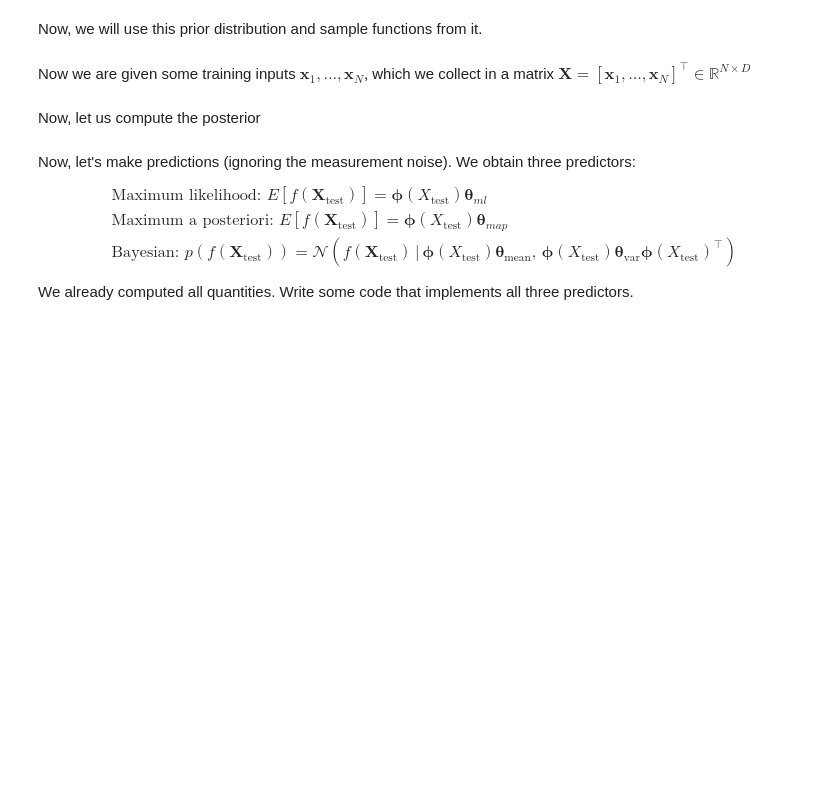
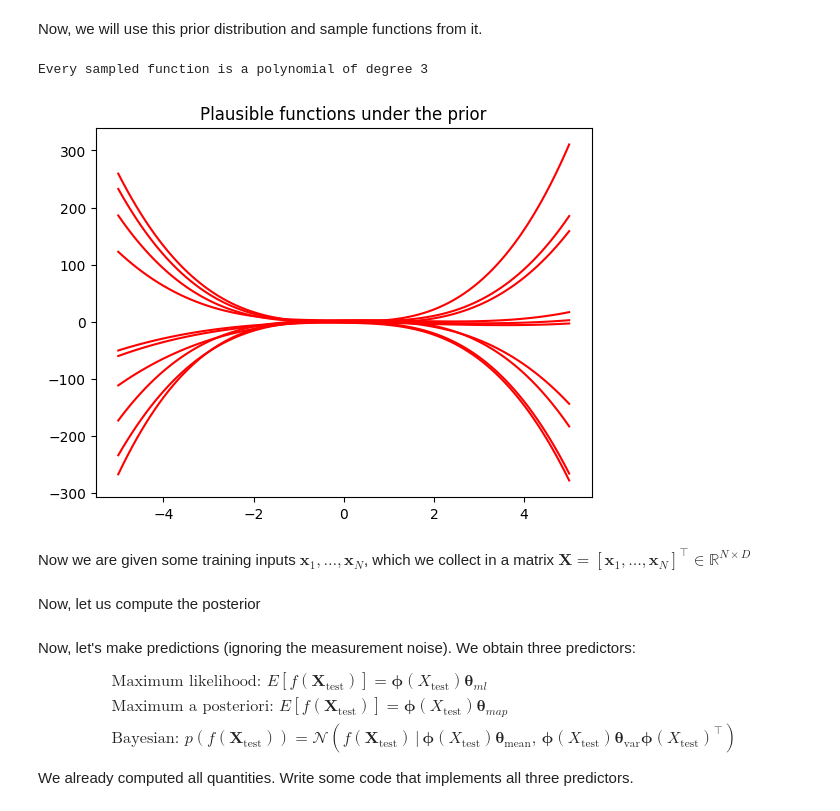
Before and after one commit to albamr09/MML, a Jupyter notebook: 09_Linear_Regression/tutorial_linear_regression.ipynb, the cells around one changed output. Drawn from its saved outputs; the diff is of its cells as text; code cells hidden in the pictures; blank space fills up the shorter version.

```diff
--- a/09_Linear_Regression/tutorial_linear_regression.ipynb
+++ b/09_Linear_Regression/tutorial_linear_regression.ipynb
@@ -795,24 +836,29 @@ plt.title("Prior over functions");
 Now, we will use this prior distribution and sample functions from it.
 # %%
 ## EDIT THIS CELL
+
+# compute the feature matrix for the test inputs
+Phi_test = poly_features(Xtest, pol_deg)  # N x (pol_deg+1) feature matrix
 
 # samples from the prior
 num_samples = 10
 
 # We first need to generate random weights theta_i, which we sample from the parameter prior
 random_weights = np.random.normal(size=(pol_deg+1,num_samples), scale=np.sqrt(prior_var))
 
 # Now, we compute the induced random functions, evaluated at the test input locations
 # Every function sample is given as f_i = Phi * theta_i,
 # where theta_i is a sample from the parameter prior
 
-sample_function = np.zeros((Ntest,)) # <-- EDIT THIS LINE
-raise NotImplementedError
+sample_function = np.array([(Phi_test @ theta_i).T for theta_i in random_weights.T]).reshape(10,-1).T
 
 plt.figure()
 plt.plot(Xtest, sample_function, color="r")
 plt.title("Plausible functions under the prior")
 print("Every sampled function is a polynomial of degree "+str(pol_deg));
+# %% [output]
+Every sampled function is a polynomial of degree 3
+[figure, added]
 # %% [markdown]
 Now we are given some training inputs $\boldsymbol x_1, \dotsc, \boldsymbol x_N$, which we collect in a matrix $\boldsymbol X = [\boldsymbol x_1, \dotsc, \boldsymbol x_N]^\top\in\mathbb{R}^{N\times D}$
 # %%
```
Also changed, not shown: parts of 15 cells of this notebook.
